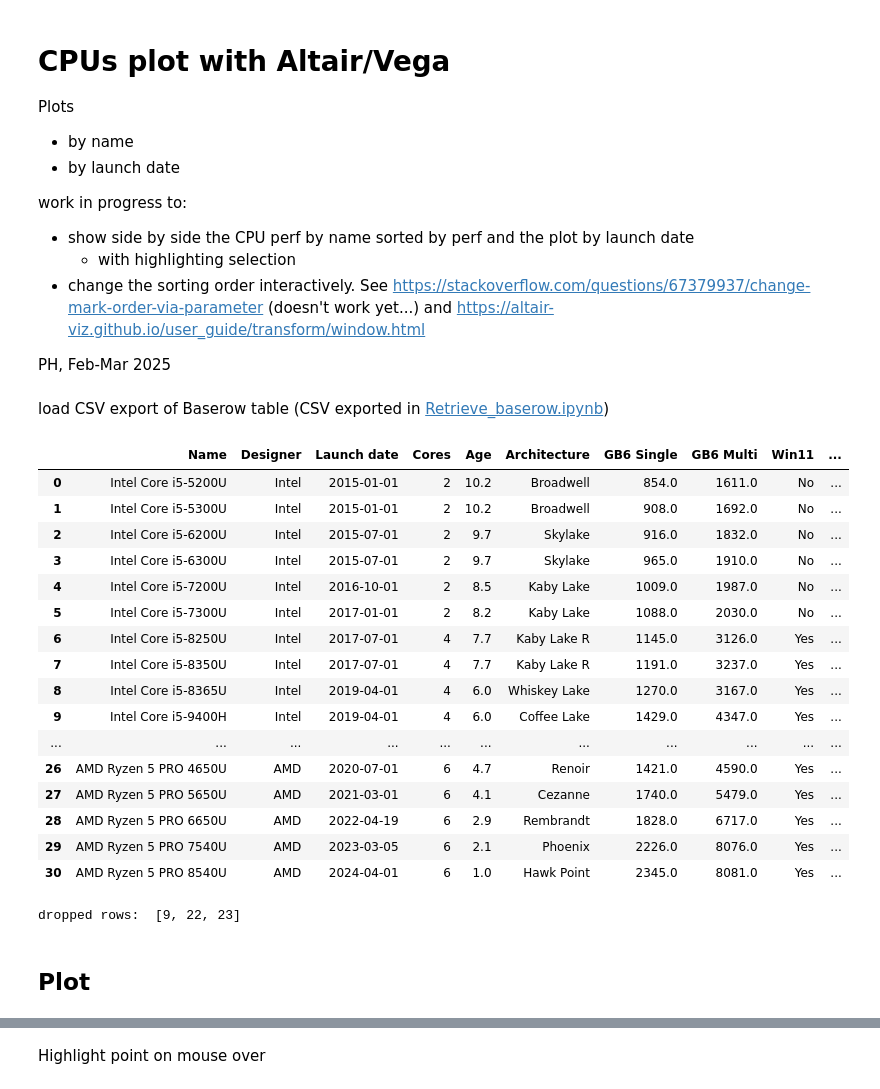
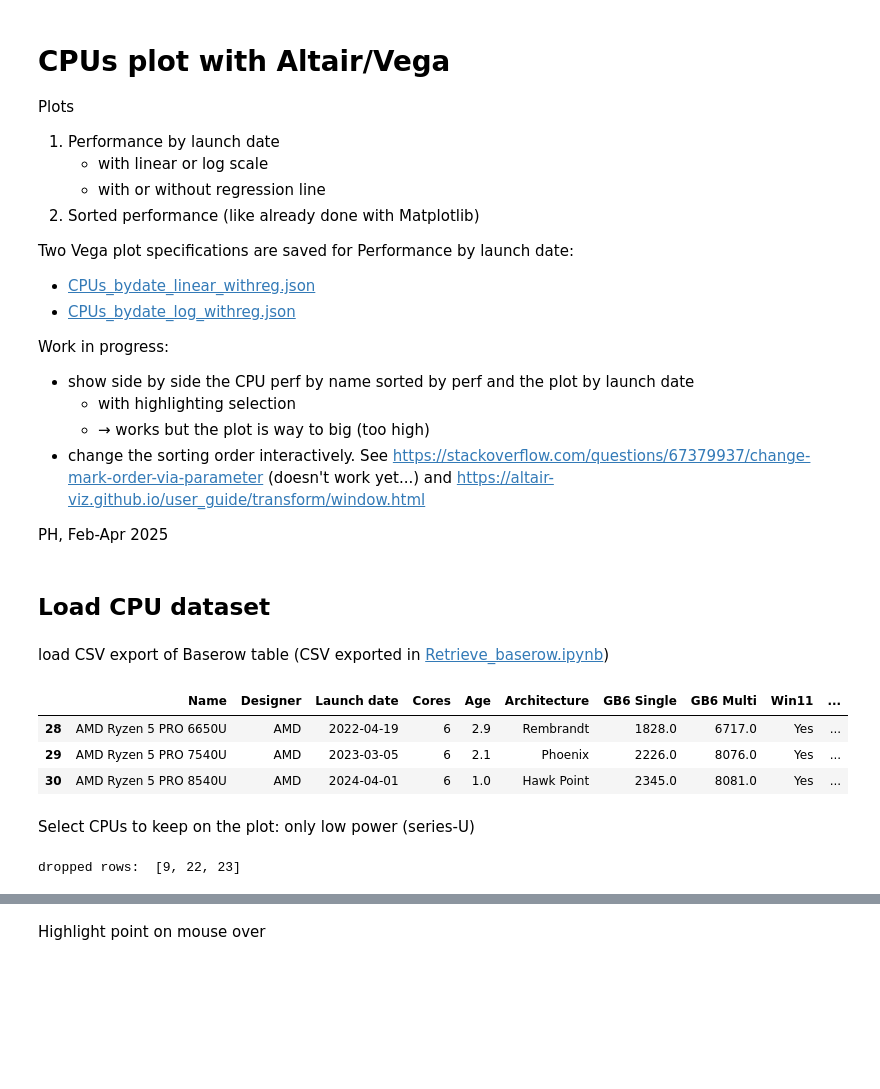
Before and after one commit to pierre-haessig/notebook-cpu-performance, a Jupyter notebook: CPUs_plot.ipynb, the cells around one changed output, grey strips where cells are left out. Cells and saved outputs as stored; diff of their text form; code cells hidden in the pictures; blank space fills up the shorter version.

Commit message:
better Altair CPU plots
+ add regression over time
+ save json spec

```diff
--- a/CPUs_plot.ipynb
+++ b/CPUs_plot.ipynb
@@ -2,46 +2,44 @@
 # CPUs plot with Altair/Vega
 
 Plots
-- by name
-- by launch date
+1. Performance by launch date
+   - with linear or log scale
+   - with or without regression line
+2. Sorted performance (like already done with Matplotlib)
 
-work in progress to:
+Two Vega plot specifications are saved for Performance by launch date:
+- [CPUs_bydate_linear_withreg.json](Geekbench%206%20plots/CPUs_bydate_linear_withreg.json)
+- [CPUs_bydate_log_withreg.json](Geekbench%206%20plots/CPUs_bydate_log_withreg.json)
+
+Work in progress:
 - show side by side the CPU perf by name sorted by perf and the plot by launch date
   - with highlighting selection
+  - → works but the plot is way to big (too high)
 - change the sorting order interactively. See https://stackoverflow.com/questions/67379937/change-mark-order-via-parameter (doesn't work yet...) and https://altair-viz.github.io/user_guide/transform/window.html
 
-PH, Feb-Mar 2025
+PH, Feb-Apr 2025
 # %%
 import numpy as np
 import pandas as pd
 import altair as alt
+# %% [markdown]
+## Load CPU dataset
 # %% [markdown]
 load CSV export of Baserow table (CSV exported in [Retrieve_baserow.ipynb](Retrieve_baserow.ipynb))
 # %%
 cpus = pd.read_csv('CPUs.csv', parse_dates=['Launch date'])
 # add Log transforms
 cpus['GB6 Single log2'] = np.log2(cpus['GB6 Single']/1000)
 cpus['GB6 Multi log2'] = np.log2(cpus['GB6 Multi']/1000)
 
-cpus
+cpus.tail(3)
 # %% [output]
 |  | Name | Designer | Launch date | Cores | Age | Architecture | GB6 Single | GB6 Multi | Win11 | ... |
-| 0 | Intel Core i5-5200U | Intel | 2015-01-01 | 2 | 10.2 | Broadwell | 854.0 | 1611.0 | No | ... |
-| 1 | Intel Core i5-5300U | Intel | 2015-01-01 | 2 | 10.2 | Broadwell | 908.0 | 1692.0 | No | ... |
-| 2 | Intel Core i5-6200U | Intel | 2015-07-01 | 2 | 9.7 | Skylake | 916.0 | 1832.0 | No | ... |
-| 3 | Intel Core i5-6300U | Intel | 2015-07-01 | 2 | 9.7 | Skylake | 965.0 | 1910.0 | No | ... |
-| 4 | Intel Core i5-7200U | Intel | 2016-10-01 | 2 | 8.5 | Kaby Lake | 1009.0 | 1987.0 | No | ... |
-| 5 | Intel Core i5-7300U | Intel | 2017-01-01 | 2 | 8.2 | Kaby Lake | 1088.0 | 2030.0 | No | ... |
-| 6 | Intel Core i5-8250U | Intel | 2017-07-01 | 4 | 7.7 | Kaby Lake R | 1145.0 | 3126.0 | Yes | ... |
-| 7 | Intel Core i5-8350U | Intel | 2017-07-01 | 4 | 7.7 | Kaby Lake R | 1191.0 | 3237.0 | Yes | ... |
-| 8 | Intel Core i5-8365U | Intel | 2019-04-01 | 4 | 6.0 | Whiskey Lake | 1270.0 | 3167.0 | Yes | ... |
-| 9 | Intel Core i5-9400H | Intel | 2019-04-01 | 4 | 6.0 | Coffee Lake | 1429.0 | 4347.0 | Yes | ... |
-| ... | ... | ... | ... | ... | ... | ... | ... | ... | ... | ... |
-| 26 | AMD Ryzen 5 PRO 4650U | AMD | 2020-07-01 | 6 | 4.7 | Renoir | 1421.0 | 4590.0 | Yes | ... |
-| 27 | AMD Ryzen 5 PRO 5650U | AMD | 2021-03-01 | 6 | 4.1 | Cezanne | 1740.0 | 5479.0 | Yes | ... |
 | 28 | AMD Ryzen 5 PRO 6650U | AMD | 2022-04-19 | 6 | 2.9 | Rembrandt | 1828.0 | 6717.0 | Yes | ... |
 | 29 | AMD Ryzen 5 PRO 7540U | AMD | 2023-03-05 | 6 | 2.1 | Phoenix | 2226.0 | 8076.0 | Yes | ... |
 | 30 | AMD Ryzen 5 PRO 8540U | AMD | 2024-04-01 | 6 | 1.0 | Hawk Point | 2345.0 | 8081.0 | Yes | ... |
+# %% [markdown]
+Select CPUs to keep on the plot: only low power (series-U)
 # %%
 cpu_list_plot = [
     'Intel Core i5-5200U',
@@ -86,5 +84,3 @@ print("dropped rows: ", i_drop)
 cpus.drop(i_drop, inplace=True)
 # %% [output]
 dropped rows:  [9, 22, 23]
-# %% [markdown]
-## Plot
```
Also changed, not shown: parts of 38 cells of this notebook, 4 other files.
